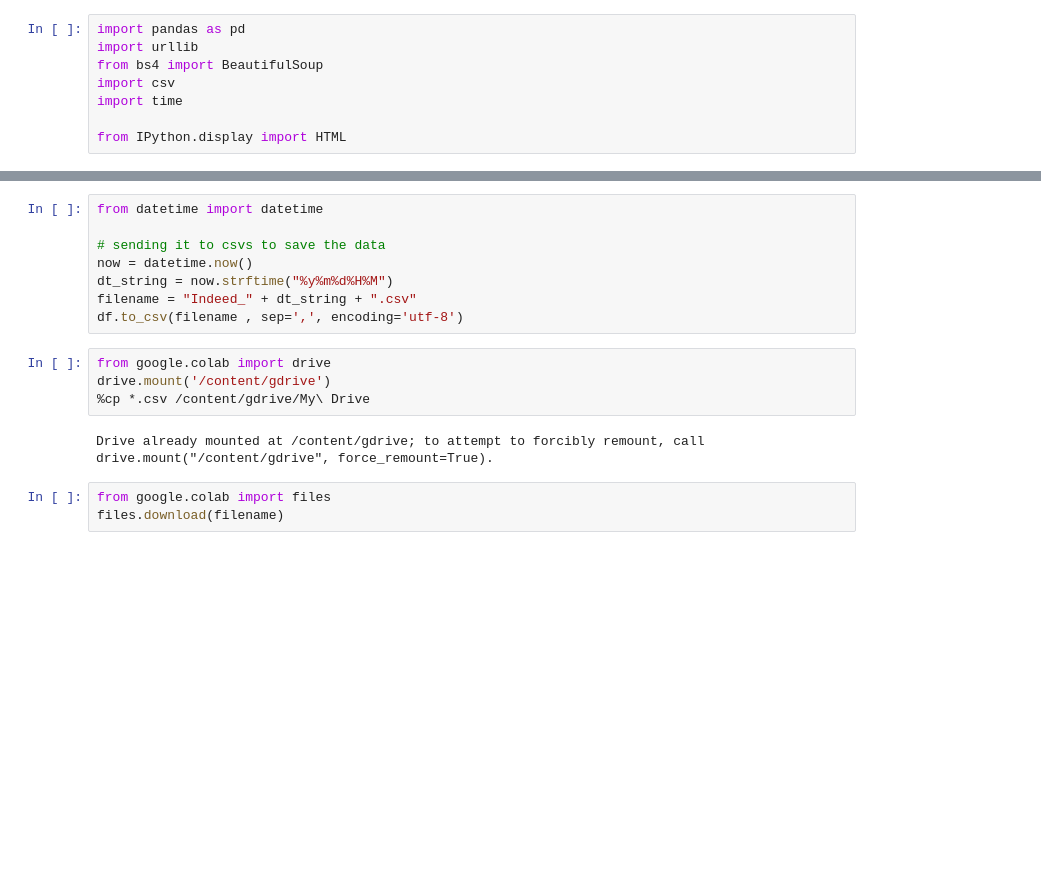
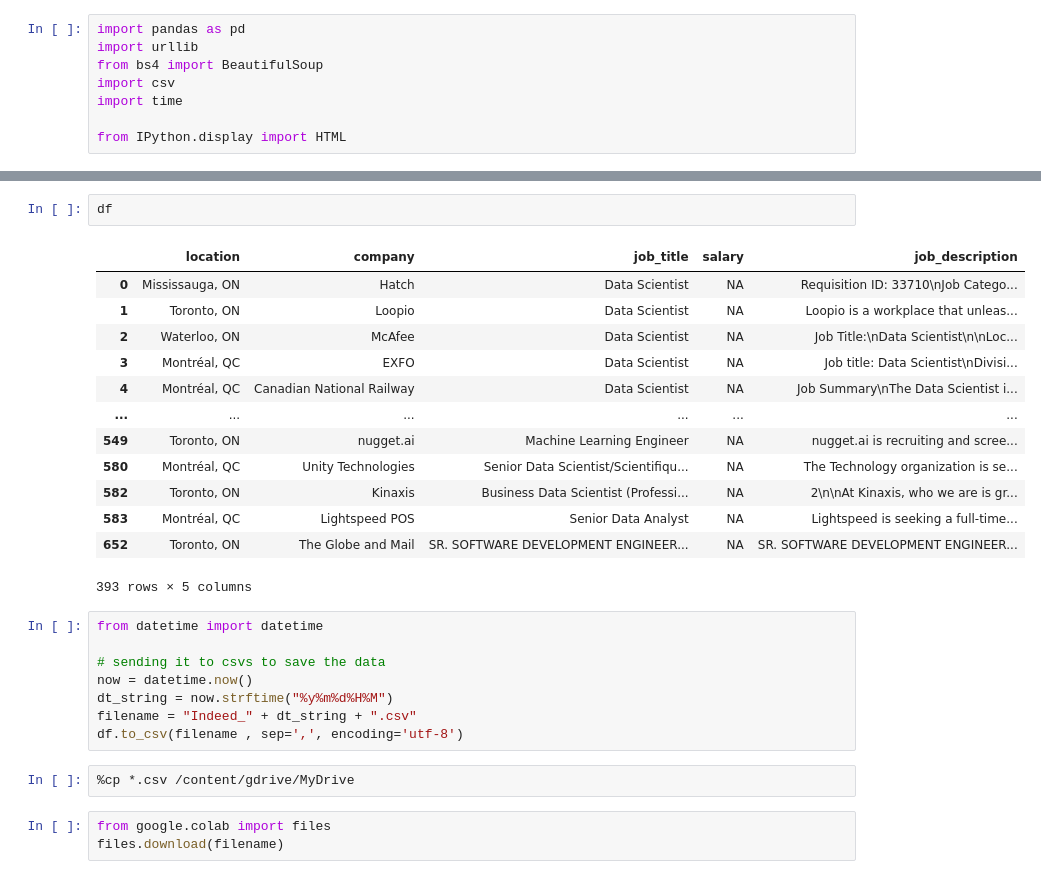
Before and after one commit to ruiqi777/Curriculum-Design, a Jupyter notebook: indeed-scraping.ipynb, the cells around one changed output, grey strips where cells are left out. Saved outputs shown, nothing was run; the diff lists cells and outputs as text; blank space fills up the shorter version.

```diff
--- a/indeed-scraping.ipynb
+++ b/indeed-scraping.ipynb
@@ -120,3 +149,19 @@ df.head()
+# %%
+df
+# %% [output]
+|  | location | company | job_title | salary | job_description |
+| 0 | Mississauga, ON | Hatch | Data Scientist | NA | Requisition ID: 33710\nJob Catego... |
+| 1 | Toronto, ON | Loopio | Data Scientist | NA | Loopio is a workplace that unleas... |
+| 2 | Waterloo, ON | McAfee | Data Scientist | NA | Job Title:\nData Scientist\n\nLoc... |
+| 3 | Montréal, QC | EXFO | Data Scientist | NA | Job title: Data Scientist\nDivisi... |
+| 4 | Montréal, QC | Canadian National Railway | Data Scientist | NA | Job Summary\nThe Data Scientist i... |
+| ... | ... | ... | ... | ... | ... |
+| 549 | Toronto, ON | nugget.ai | Machine Learning Engineer | NA | nugget.ai is recruiting and scree... |
+| 580 | Montréal, QC | Unity Technologies | Senior Data Scientist/Scientifiqu... | NA | The Technology organization is se... |
+| 582 | Toronto, ON | Kinaxis | Business Data Scientist (Professi... | NA | 2\n\nAt Kinaxis, who we are is gr... |
+| 583 | Montréal, QC | Lightspeed POS | Senior Data Analyst | NA | Lightspeed is seeking a full-time... |
+| 652 | Toronto, ON | The Globe and Mail | SR. SOFTWARE DEVELOPMENT ENGINEER... | NA | SR. SOFTWARE DEVELOPMENT ENGINEER... |
+393 rows × 5 columns
 # %%
 from datetime import datetime
 
@@ -125,12 +170,8 @@ now = datetime.now()
 dt_string = now.strftime("%y%m%d%H%M")
 filename = "Indeed_" + dt_string + ".csv"
 df.to_csv(filename , sep=',', encoding='utf-8')
-# %%
-from google.colab import drive
-drive.mount('/content/gdrive')
-%cp *.csv /content/gdrive/My\ Drive
-# %% [output]
-Drive already mounted at /content/gdrive; to attempt to forcibly remount, call drive.mount("/content/gdrive", force_remount=True).
+# %%
+%cp *.csv /content/gdrive/MyDrive
 # %%
 from google.colab import files
 files.download(filename)
```
Also changed, not shown: parts of 2 cells of this notebook.
